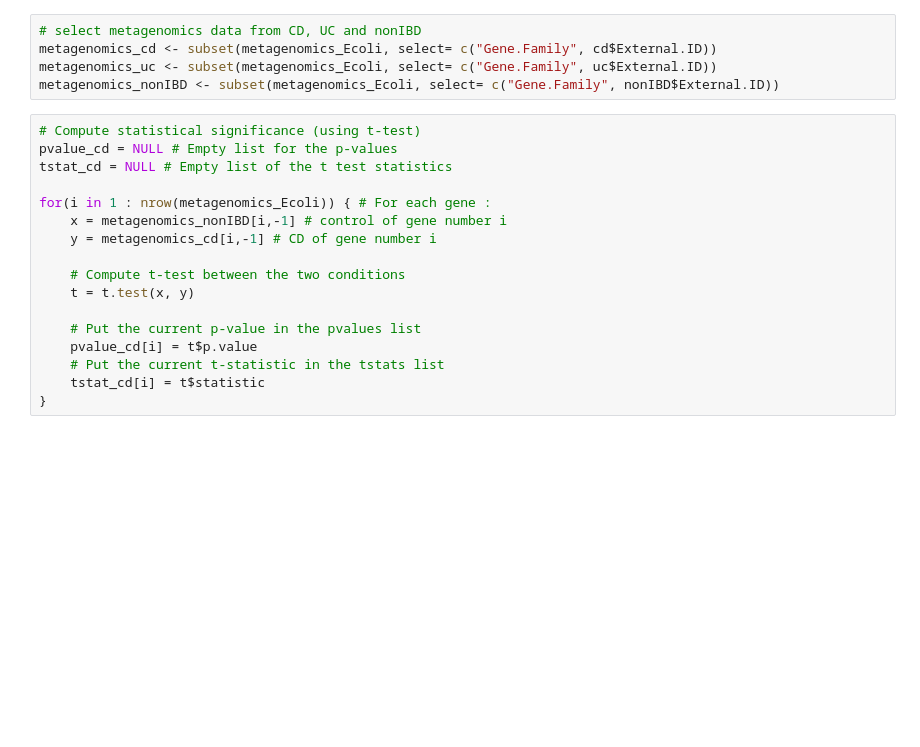
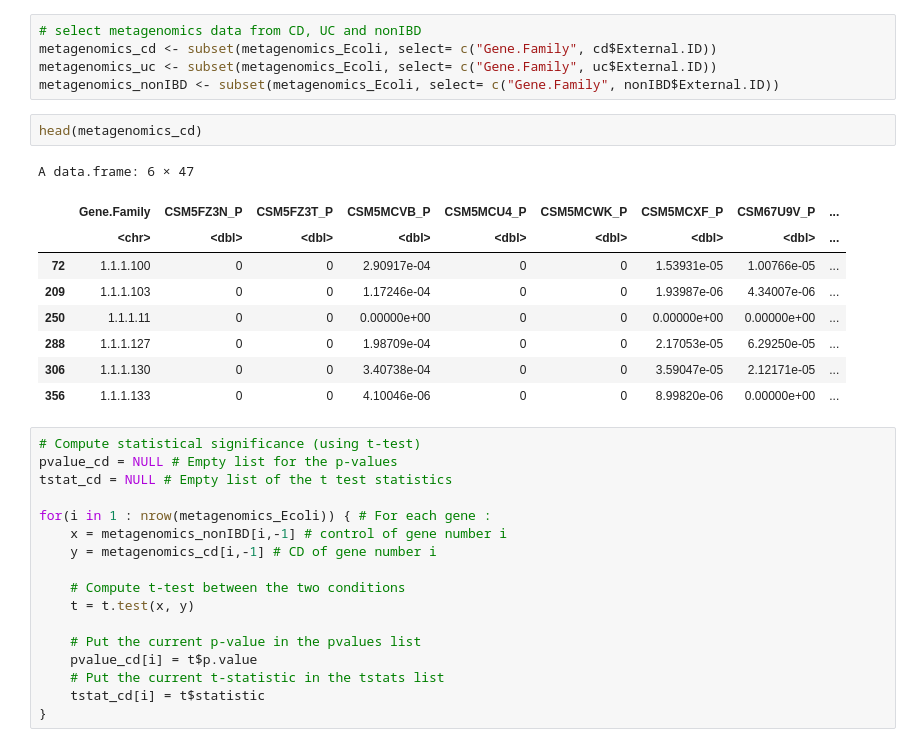
Before and after one commit to AmauryPelzer/BBS3005_Metabolic-modelling-for-microbiome-in-IBD, a Jupyter notebook: Scripts/Pathway_analysis.ipynb, the cells around one changed output. Saved outputs shown, nothing was run; the diff lists cells and outputs as text; blank space fills up the shorter version.

```diff
--- a/Scripts/Pathway_analysis.ipynb
+++ b/Scripts/Pathway_analysis.ipynb
@@ -78,6 +80,18 @@ nonIBD <- metagenomics_metadata_subset[metagenomics_metadata_subset$diagnosis=="
 metagenomics_cd <- subset(metagenomics_Ecoli, select= c("Gene.Family", cd$External.ID))
 metagenomics_uc <- subset(metagenomics_Ecoli, select= c("Gene.Family", uc$External.ID))
 metagenomics_nonIBD <- subset(metagenomics_Ecoli, select= c("Gene.Family", nonIBD$External.ID))
+# %%
+head(metagenomics_cd)
+# %% [output]
+A data.frame: 6 × 47
+|  | Gene.Family | CSM5FZ3N_P | CSM5FZ3T_P | CSM5MCVB_P | CSM5MCU4_P | CSM5MCWK_P | CSM5MCXF_P | CSM67U9V_P | ... |
+|  | <chr> | <dbl> | <dbl> | <dbl> | <dbl> | <dbl> | <dbl> | <dbl> | ... |
+| 72 | 1.1.1.100 | 0 | 0 | 2.90917e-04 | 0 | 0 | 1.53931e-05 | 1.00766e-05 | ... |
+| 209 | 1.1.1.103 | 0 | 0 | 1.17246e-04 | 0 | 0 | 1.93987e-06 | 4.34007e-06 | ... |
+| 250 | 1.1.1.11 | 0 | 0 | 0.00000e+00 | 0 | 0 | 0.00000e+00 | 0.00000e+00 | ... |
+| 288 | 1.1.1.127 | 0 | 0 | 1.98709e-04 | 0 | 0 | 2.17053e-05 | 6.29250e-05 | ... |
+| 306 | 1.1.1.130 | 0 | 0 | 3.40738e-04 | 0 | 0 | 3.59047e-05 | 2.12171e-05 | ... |
+| 356 | 1.1.1.133 | 0 | 0 | 4.10046e-06 | 0 | 0 | 8.99820e-06 | 0.00000e+00 | ... |
 # %%
 # Compute statistical significance (using t-test)
 pvalue_cd = NULL # Empty list for the p-values
```
Also changed, not shown: parts of 13 cells of this notebook.
